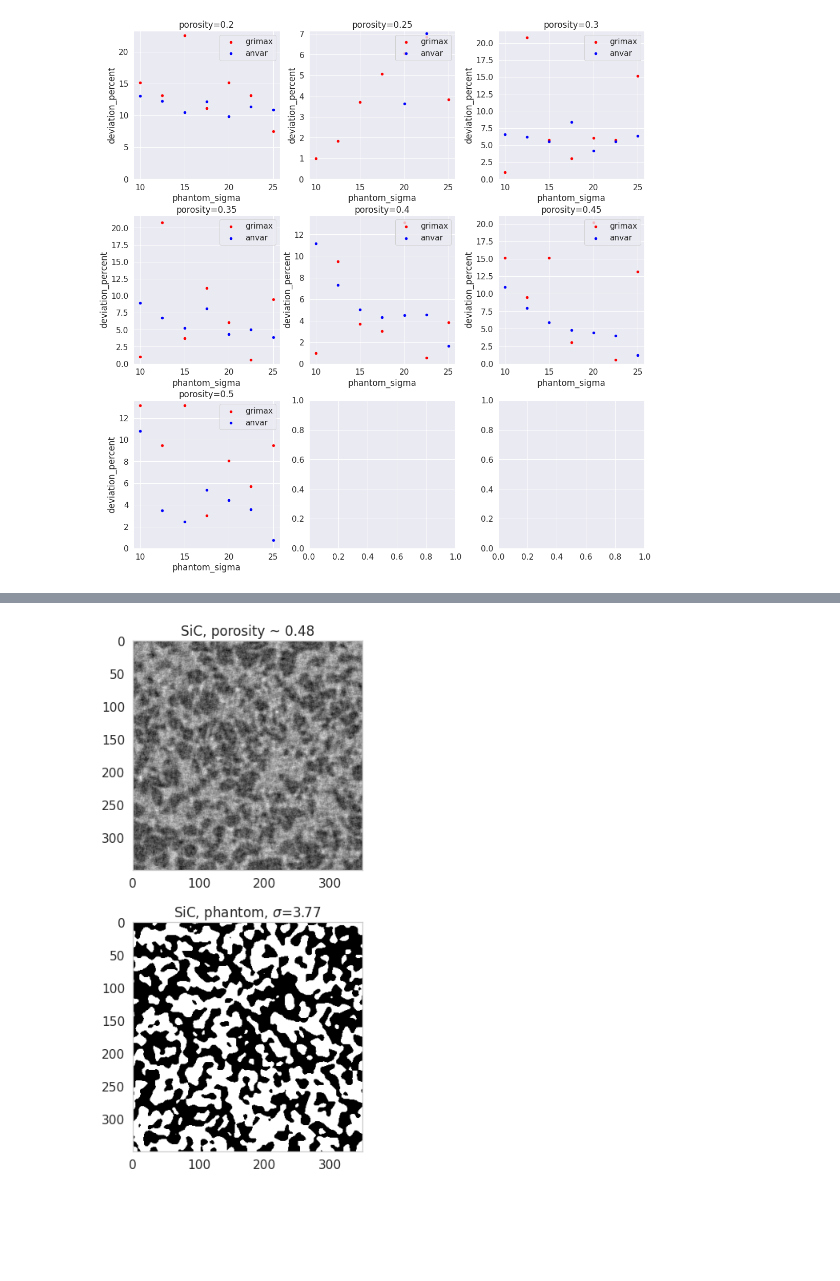
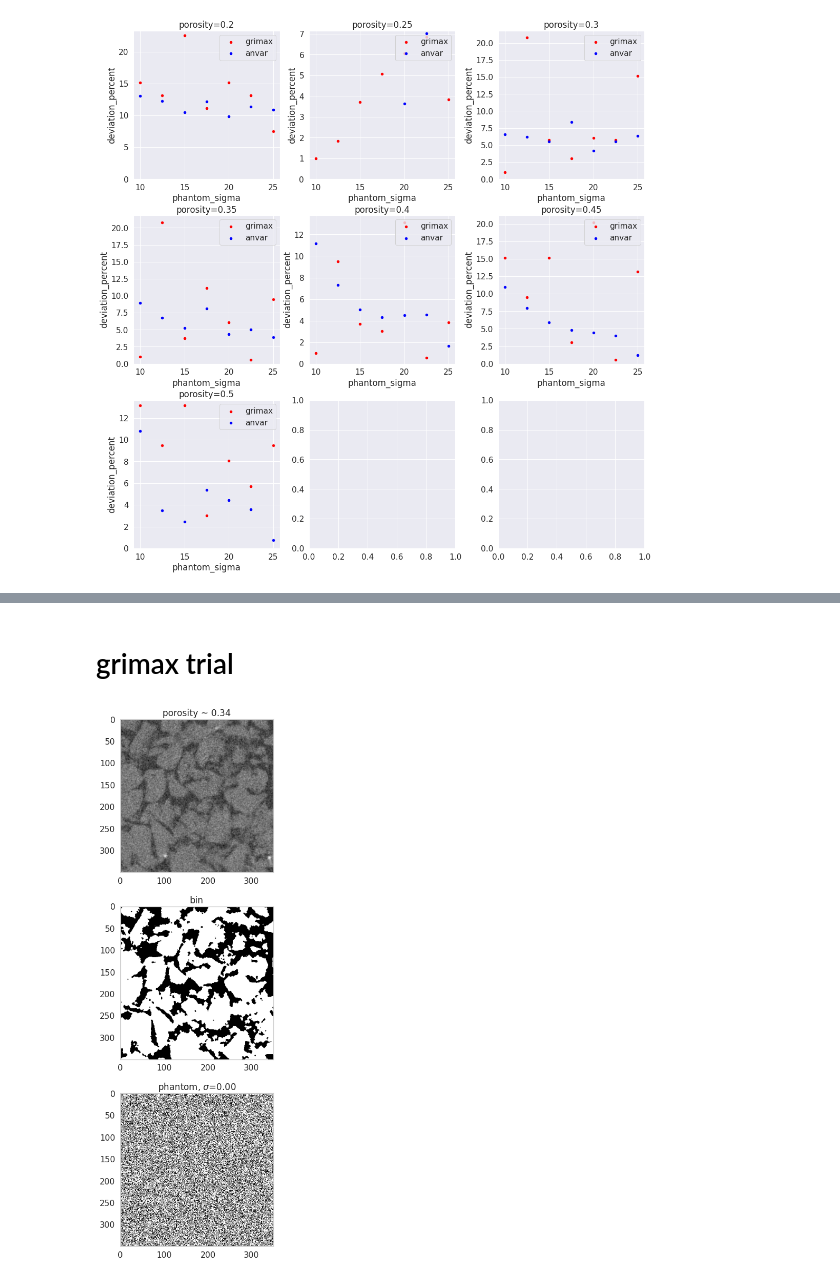
Before and after one commit to ankhafizov/MLTomography, a Jupyter notebook: sigma_contest_analysis_2d.ipynb, the cells around one changed output, grey strips where cells are left out. Cells and saved outputs as stored; diff of their text form; code cells hidden in the pictures; blank space fills up the shorter version.

```diff
--- a/sigma_contest_analysis_2d.ipynb
+++ b/sigma_contest_analysis_2d.ipynb
@@ -182,0 +242,6 @@ sigma_poly
+# %%
+root_folder = '/diskmnt/b/makov/robotom/'
+folder_name = '7c3ddfe1-c8e3-43c1-b9c0-9767b053372c'
+sample_name = "tomo_rec.Uvarov-2020_N1_(sl1200_sdd15_Al-3.24mm)Mo_50_45"+'.h5'
+img_path = root_folder+folder_name+'/'+sample_name
+img3d = h5py.File(img_path,'r')['Reconstruction'][2000:2003, 950:1300, 850:1200]
@@ -183,14 +254,31 @@ sigma_poly
+# %% [markdown]
+# grimax trial
 # %%
-fig, axes = plt.subplots(nrows=2, figsize=(5,10))
+import grimax_sigma_extractor as grimax_se
 
-axes[0].imshow(img2d_poly, cmap="gray")
-axes[0].set_title("SiC, porosity ~ 0.48")
-axes[1].imshow(pg.generate_phantom(img2d_poly.shape, 0.5, sigma_poly), cmap="gray")
-axes[1].set_title(f"SiC, phantom, $\sigma$={sigma_poly:.2f}")
+def show_parallel_pair_grimax(img, img_bin):
+    fig, axes = plt.subplots(nrows=3, figsize=(5,15))
+    img = img[0] if img.ndim == 3 else img
+    img_filt = img_bin[0] if img_bin.ndim == 3 else img_bin
 
-for ax in axes:
-    ax.grid()
+    porosity = 1 - img_filt.sum() / img_filt.size
 
-plt.tight_layout()
+    sigma = grimax_se.get_sigma(img_filt, mode="smoothed")
+
+    axes[0].imshow(img, cmap="gray")
+    axes[0].set_title(f"porosity ~ {porosity:.2f}")
+
+    axes[1].imshow(img_filt, cmap="gray")
+    axes[1].set_title(f"bin")
+
+    axes[2].imshow(pg.generate_phantom(img.shape, porosity, sigma), cmap="gray")
+    axes[2].set_title(f"phantom, $\sigma$={sigma:.2f}")
+
+    for ax in axes:
+        ax.grid()
+
+    plt.tight_layout()
+
+show_parallel_pair_grimax(img3d, img3d_bin)
 # %% [output]
-[figure, old version]
+[figure, new version]
```
Also changed, not shown: parts of 26 cells of this notebook, 1 other file.
